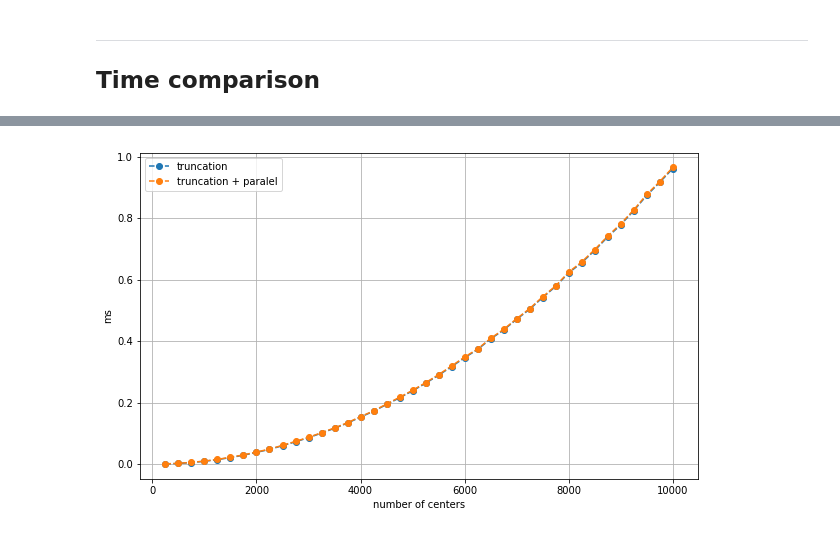
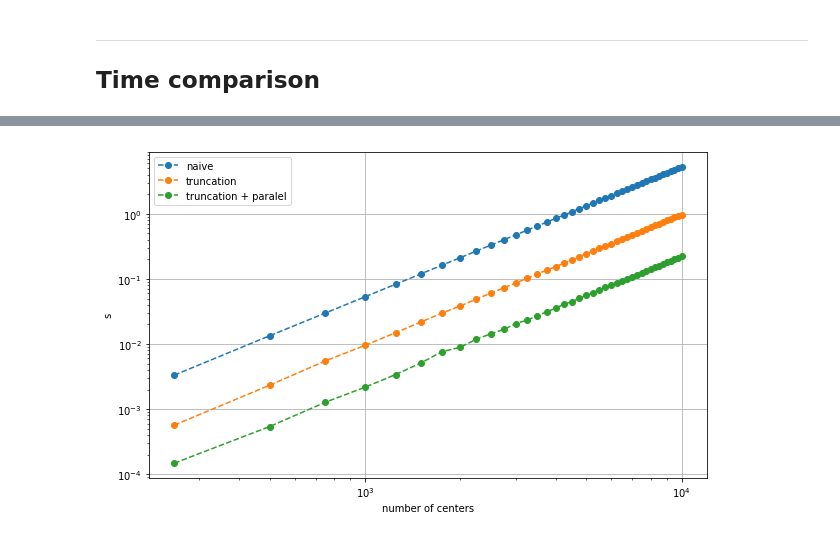
Before and after one commit to mavillan/HDMClouds, a Jupyter notebook: notebooks/Fast Evaluation.ipynb, the cells around one changed output, grey strips where cells are left out. Saved outputs shown, nothing was run; the diff lists cells and outputs as text; code cells hidden in the pictures.

```diff
--- a/notebooks/Fast Evaluation.ipynb
+++ b/notebooks/Fast Evaluation.ipynb
@@ -380,11 +380,12 @@ plt.show()
 # %%
 plt.figure(figsize=(10,6))
-plt.plot(n_points, times2, "o--", label="truncation")
-plt.plot(n_points, times4, "o--", label="truncation + paralel")
+plt.loglog(n_points, times1, "o--", label="naive")
+plt.loglog(n_points, times2, "o--", label="truncation")
+plt.loglog(n_points, times3, "o--", label="truncation + paralel")
 plt.grid()
 plt.legend(loc="best")
 plt.xlabel("number of centers")
-plt.ylabel("ms")
+plt.ylabel("s")
 plt.show()
 # %% [output]
-[figure, old version]
+[figure, new version]
```
Also changed, not shown: parts of 2 cells of this notebook.
